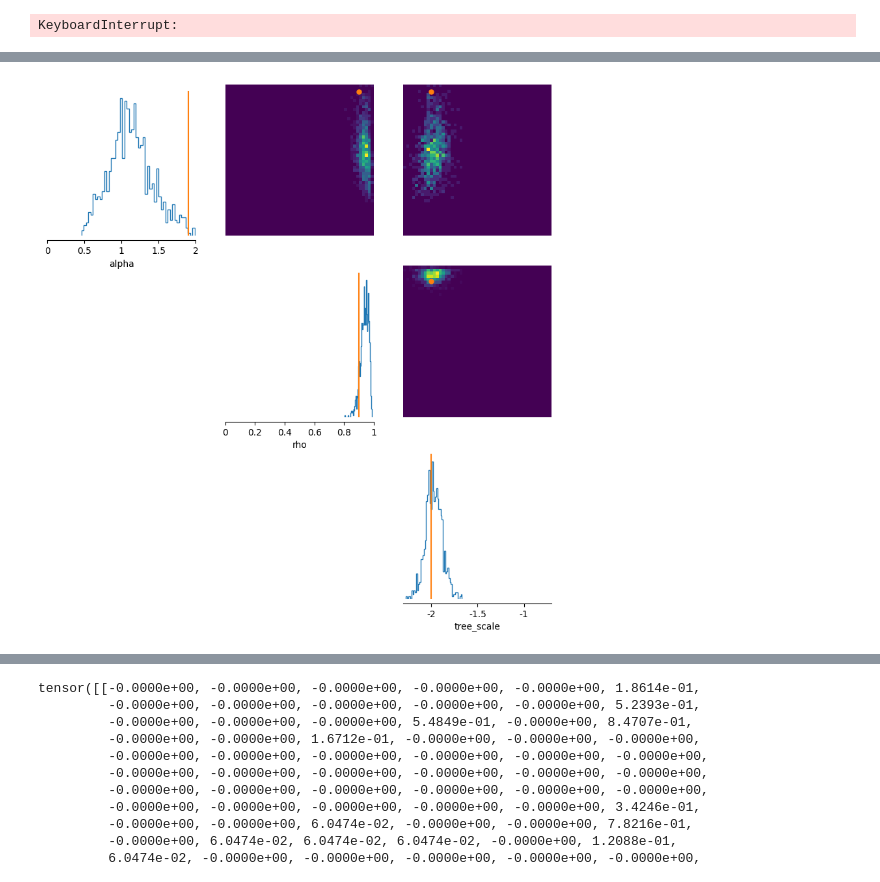
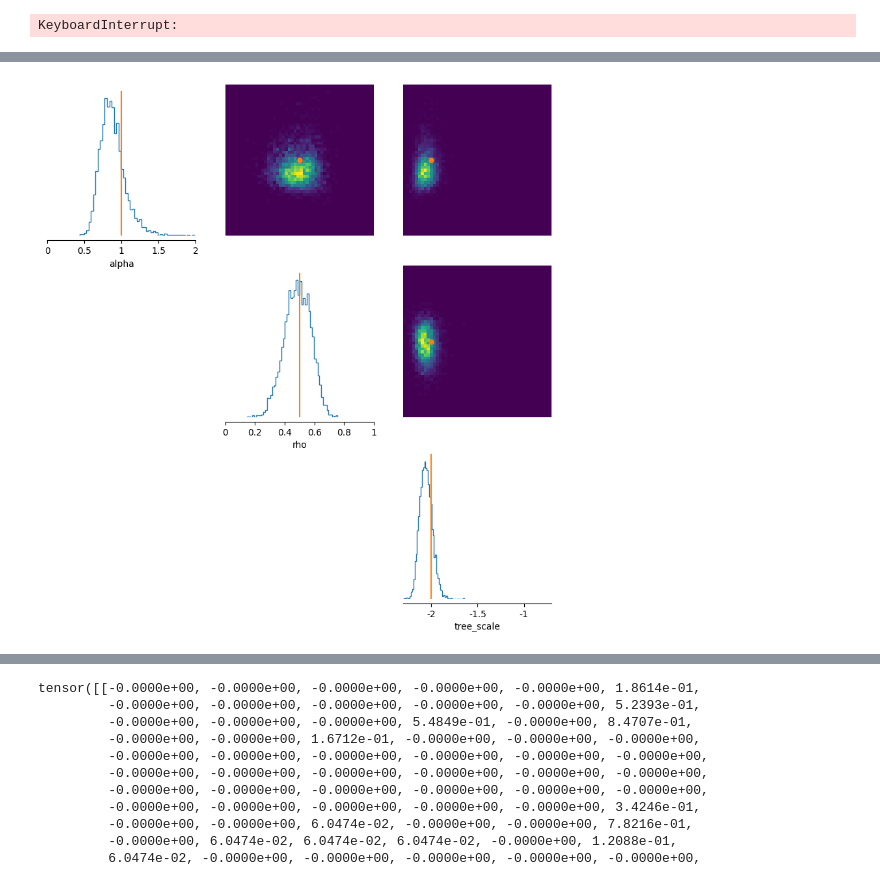
Before and after one commit to elyawy/rateAutoCorrelation, a Jupyter notebook: sbi_pipeline/train_sbi_cnn.ipynb, the cells around one changed output, grey strips where cells are left out. Cells and saved outputs as stored; diff of their text form; code cells hidden in the pictures.

```diff
--- a/sbi_pipeline/train_sbi_cnn.ipynb
+++ b/sbi_pipeline/train_sbi_cnn.ipynb
@@ -139,8 +139,15 @@ def simulate(theta: torch.Tensor):
 
 
         msa: Msa = simulator()
-        sequences = [msa.get_msa_row(i).split("\n")[1] for i in range(msa.get_num_sequences())]
-        sequences = [seq[:500] for seq in sequences]
+        sequences = [""] * msa.get_num_sequences()
+        truncation_length = 500
+        for i in range(msa.get_num_sequences()):
+            # if the sequence is less than 500 characters, pad it with gaps to make it 500 characters long
+            truncated_row = msa.get_msa_row(i).split("\n")[1][:truncation_length]
+            if len(truncated_row) < truncation_length:
+                truncated_row += "-" * (truncation_length - len(truncated_row))
+            sequences[i] = truncated_row
+
         stats = calculate_cnn_input(sequences, alphabet_size=20)
         features_list.append(stats)
 
@@ -208,20 +215,20 @@ theta_0
 # %%
 true_params = theta_0.numpy()  # shape (1, 3)
 
-true_params = torch.tensor([[1.9, 0.9, np.log10(0.01)]])  # shape (1, 3)
+true_params = torch.tensor([[1.0, 0.5, np.log10(0.01)]])  # shape (1, 3)
 # simulate with true parameters to get features for visualization
 true_stats = simulate(true_params).squeeze() # shape (num_features,)
 # samples = posterior.sample((1000,), x=x_obs)
 
-samples = posterior.sample((1000,), x=true_stats)
+samples = posterior.sample((5000,), x=true_stats)
 
 _ = pairplot(samples.numpy(),
              points=true_params,
 
              limits=[[0, 2], [0, 1], [np.log10(0.005), np.log10(0.2)]],
              labels=["alpha", "rho", "tree_scale"], show_titles=True)
 # %% [output]
-[figure, old version]
+[figure, new version]
 # %%
 # test accuracy of model on a new simulation
 true_parameters = prior_dist.sample((200,))
```
Also changed, not shown: parts of 9 cells of this notebook, 11 other files.
